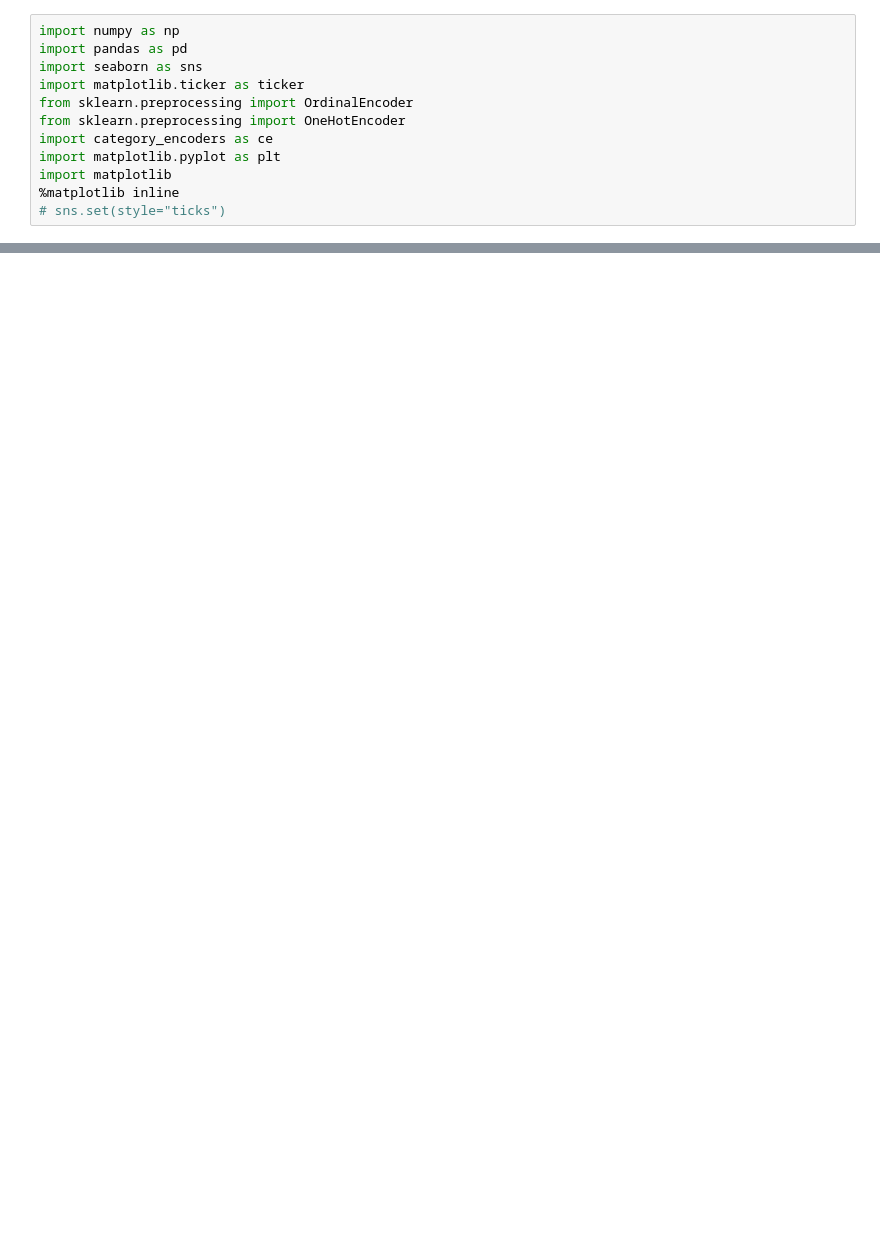
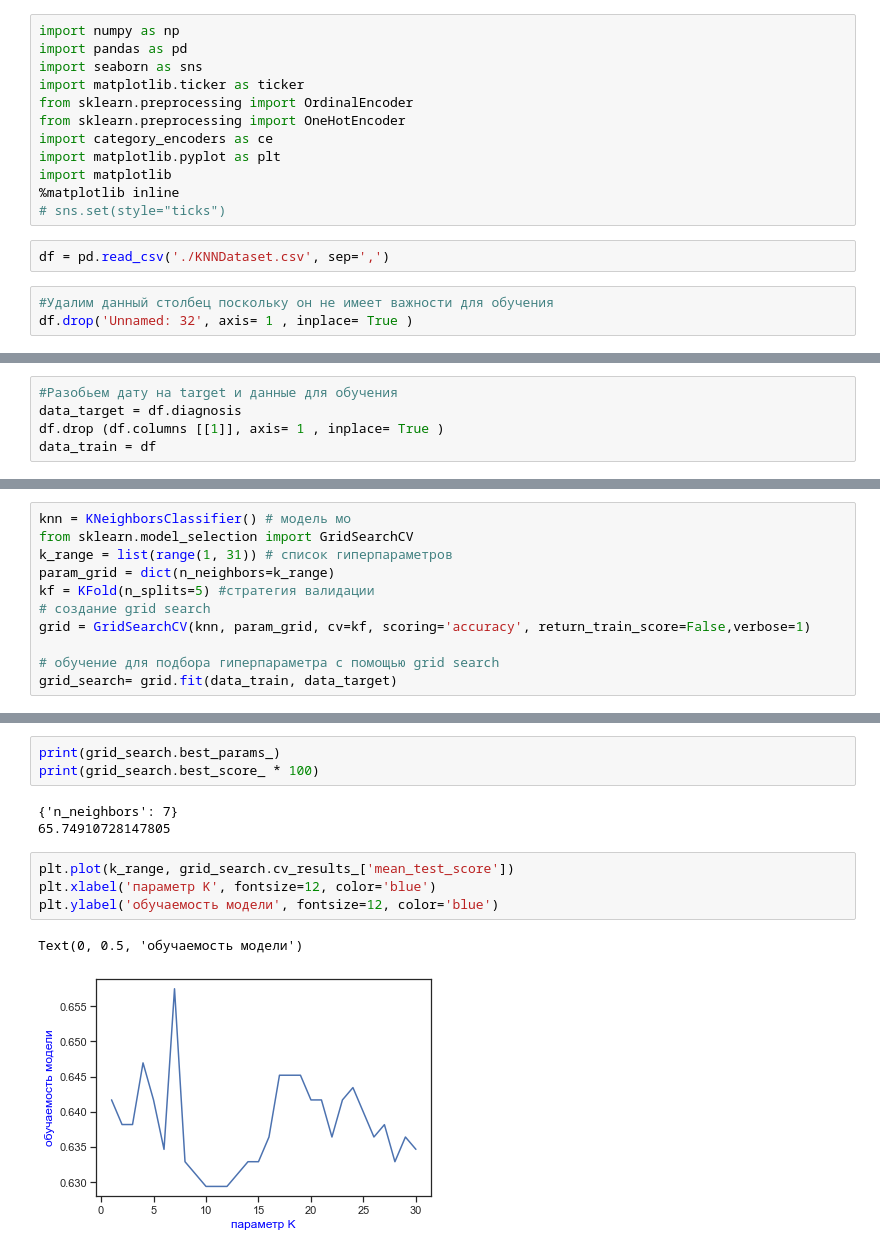
Before and after one commit to Vlad-prog-byte/Machine-Learning, a Jupyter notebook: LAB3/Untitled.ipynb, the cells around one changed output, grey strips where cells are left out. Saved outputs shown, nothing was run; the diff lists cells and outputs as text; blank space fills up the shorter version.

```diff
--- a/LAB3/Untitled.ipynb
+++ b/LAB3/Untitled.ipynb
@@ -31,3 +31,8 @@ import matplotlib.pyplot as plt
 import matplotlib
 %matplotlib inline
 # sns.set(style="ticks")
+# %%
+df = pd.read_csv('./KNNDataset.csv', sep=',')
+# %%
+#Удалим данный столбец поскольку он не имеет важности для обучения
+df.drop('Unnamed: 32', axis= 1 , inplace= True )
@@ -33,0 +106,5 @@ import matplotlib
+# %%
+#Разобьем дату на target и данные для обучения
+data_target = df.diagnosis
+df.drop (df.columns [[1]], axis= 1 , inplace= True )
+data_train = df
@@ -33,0 +192,11 @@ import matplotlib
+# %%
+knn = KNeighborsClassifier() # модель мо
+from sklearn.model_selection import GridSearchCV
+k_range = list(range(1, 31)) # список гиперпараметров
+param_grid = dict(n_neighbors=k_range)
+kf = KFold(n_splits=5) #стратегия валидации
+# создание grid search
+grid = GridSearchCV(knn, param_grid, cv=kf, scoring='accuracy', return_train_score=False,verbose=1)
+
+# обучение для подбора гиперпараметра с помощью grid search
+grid_search= grid.fit(data_train, data_target)
@@ -33,0 +225,13 @@ import matplotlib
+# %%
+print(grid_search.best_params_)
+print(grid_search.best_score_ * 100)
+# %% [output]
+{'n_neighbors': 7}
+65.74910728147805
+# %%
+plt.plot(k_range, grid_search.cv_results_['mean_test_score'])
+plt.xlabel('параметр K', fontsize=12, color='blue')
+plt.ylabel('обучаемость модели', fontsize=12, color='blue')
+# %% [output]
+Text(0, 0.5, 'обучаемость модели')
+[figure, added]
```
Also changed, not shown: parts of 36 cells of this notebook, 2 other files.
